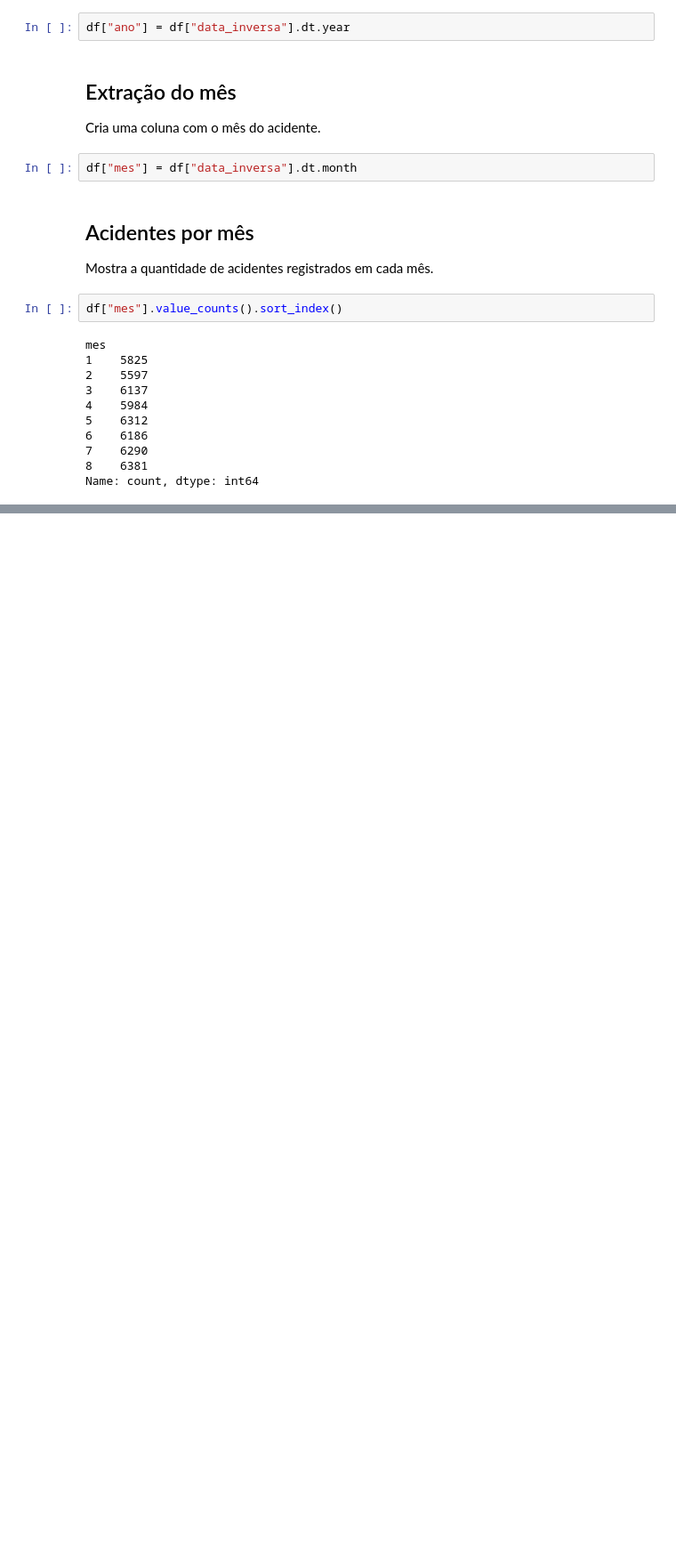
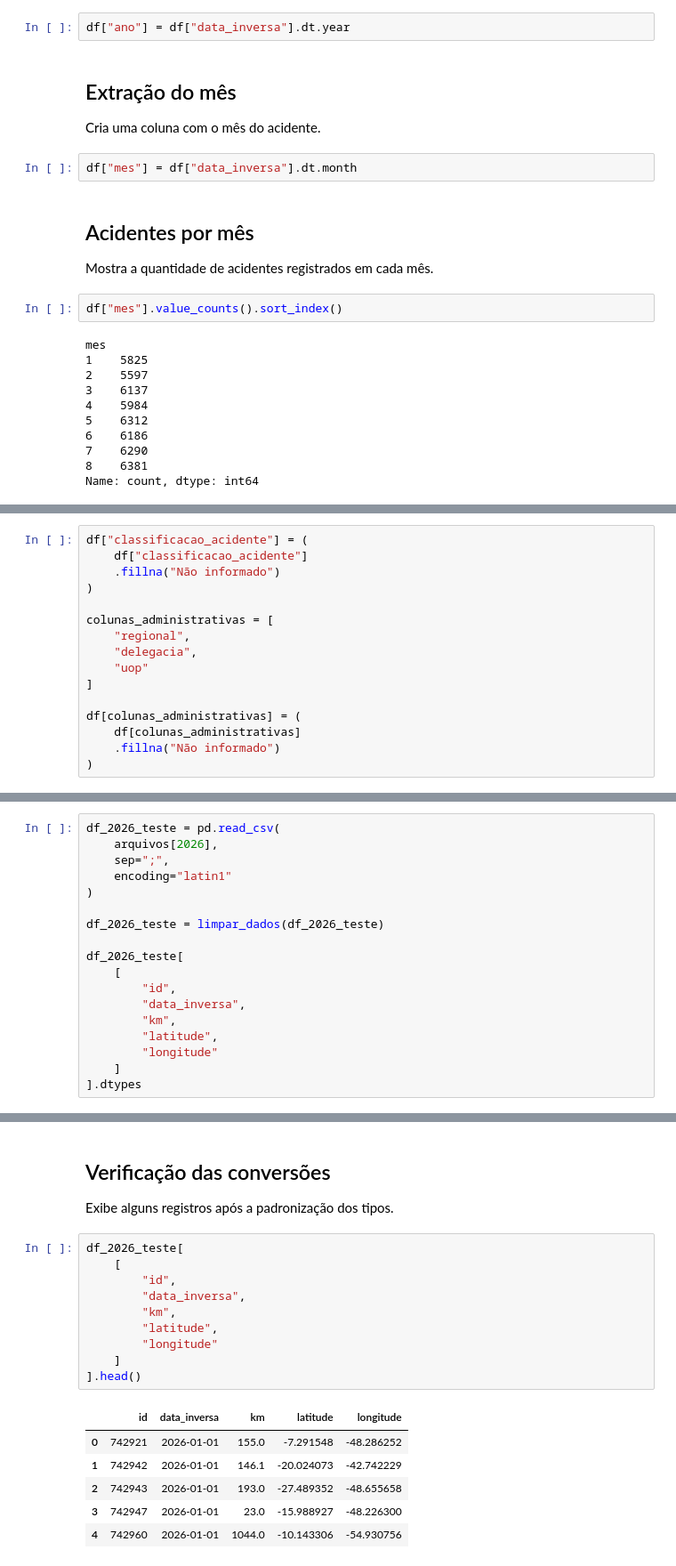
Before and after one commit to giovannisantos092/prf-acidentes-data-engineering, a Jupyter notebook: notebooks/exploracao.ipynb, the cells around one changed output, grey strips where cells are left out. Shown at 89% size. Cells and saved outputs as stored; diff of their text form; blank space fills up the shorter version.

```diff
--- a/notebooks/exploracao.ipynb
+++ b/notebooks/exploracao.ipynb
@@ -284,0 +684,16 @@ Name: count, dtype: int64
+# %%
+df["classificacao_acidente"] = (
+    df["classificacao_acidente"]
+    .fillna("Não informado")
+)
+
+colunas_administrativas = [
+    "regional",
+    "delegacia",
+    "uop"
+]
+
+df[colunas_administrativas] = (
+    df[colunas_administrativas]
+    .fillna("Não informado")
+)
@@ -284,0 +789,18 @@ Name: count, dtype: int64
+# %%
+df_2026_teste = pd.read_csv(
+    arquivos[2026],
+    sep=";",
+    encoding="latin1"
+)
+
+df_2026_teste = limpar_dados(df_2026_teste)
+
+df_2026_teste[
+    [
+        "id",
+        "data_inversa",
+        "km",
+        "latitude",
+        "longitude"
+    ]
+].dtypes
@@ -284,0 +814,21 @@ Name: count, dtype: int64
+# %% [markdown]
+## Verificação das conversões
+
+Exibe alguns registros após a padronização dos tipos.
+# %%
+df_2026_teste[
+    [
+        "id",
+        "data_inversa",
+        "km",
+        "latitude",
+        "longitude"
+    ]
+].head()
+# %% [output]
+|  | id | data_inversa | km | latitude | longitude |
+| 0 | 742921 | 2026-01-01 | 155.0 | -7.291548 | -48.286252 |
+| 1 | 742942 | 2026-01-01 | 146.1 | -20.024073 | -42.742229 |
+| 2 | 742943 | 2026-01-01 | 193.0 | -27.489352 | -48.655658 |
+| 3 | 742947 | 2026-01-01 | 23.0 | -15.988927 | -48.226300 |
+| 4 | 742960 | 2026-01-01 | 1044.0 | -10.143306 | -54.930756 |
```
Also changed, not shown: parts of 53 cells of this notebook.
